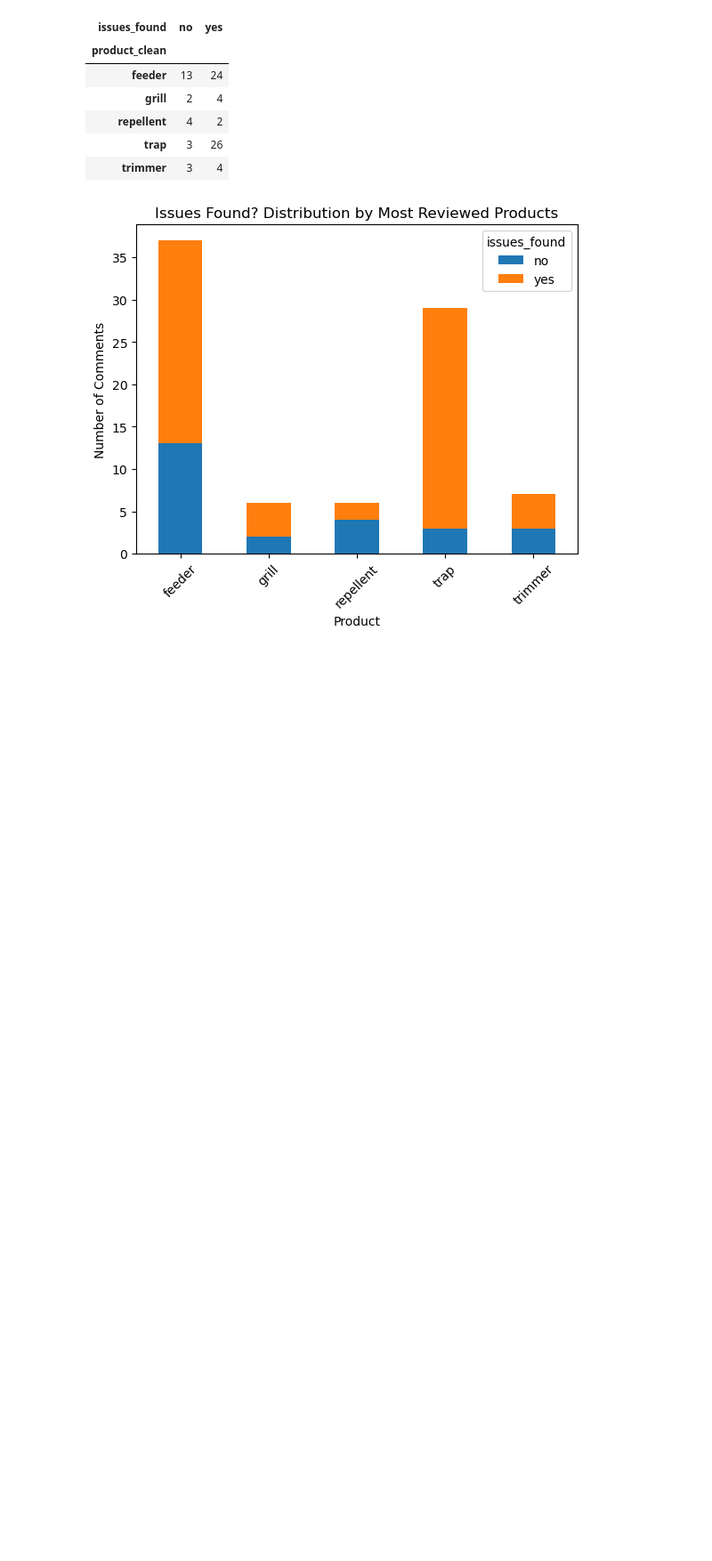
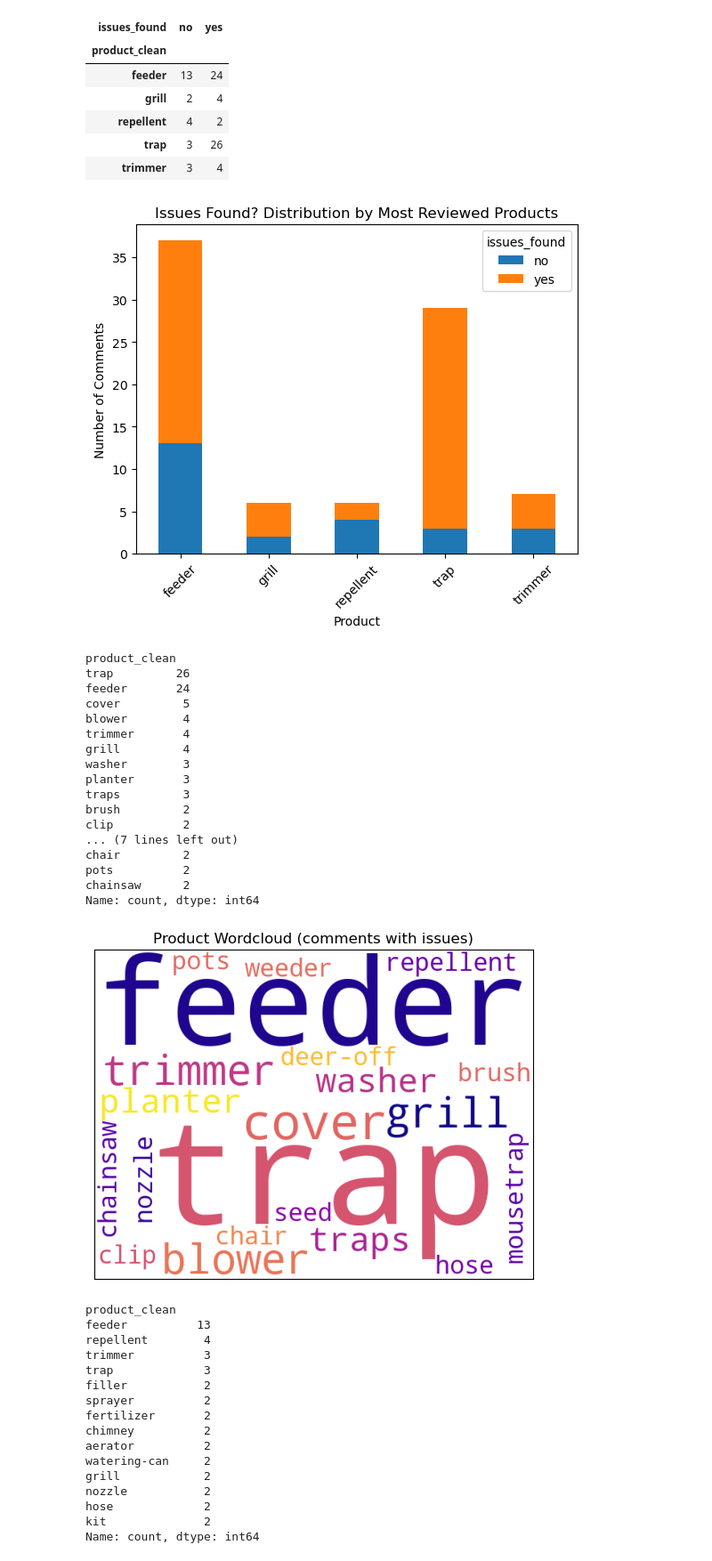
Before and after one commit to evanpaddock/MIS501_PA4, a Jupyter notebook: PA4.ipynb, the cells around one changed output. Shown at 89% size. Cells and saved outputs as stored; diff of their text form; code cells hidden in the pictures; blank space fills up the shorter version.

```diff
--- a/PA4.ipynb
+++ b/PA4.ipynb
@@ -272,3 +273,78 @@ plt.show()
 | trap | 3 | 26 |
 | trimmer | 3 | 4 |
 [figure]
+# %%
+issues_yes = info_df[info_df["issues_found"] == "yes"]
+issues_no = info_df[info_df["issues_found"] == "no"]
+
+freq_yes = issues_yes["product_clean"].value_counts()
+freq_yes = freq_yes[freq_yes >= 2]
+
+freq_no = issues_no["product_clean"].value_counts()
+freq_no = freq_no[freq_no >= 2]
+
+wc_args = {
+    'random_state': 42,
+    'background_color': 'white',
+    'colormap': 'plasma',
+    'relative_scaling': 0.75,
+    'width': 600,
+    'height': 450
+}
+
+# WordCloud for products with issues
+wordcloud_yes = WordCloud(**wc_args).generate_from_frequencies(freq_yes)
+
+# WordCloud for products without issues
+wordcloud_no = WordCloud(**wc_args).generate_from_frequencies(freq_no)
+# %%
+display(freq_yes)
+plt.figure()
+plt.imshow(wordcloud_yes)
+plt.title("Product Wordcloud (comments with issues)")
+plt.xticks([])
+plt.yticks([])
+plt.show()
+
+display(freq_no)
+plt.figure()
+plt.imshow(wordcloud_no)
+plt.title("Product Wordcloud (comments with issues)")
+plt.xticks([])
+plt.yticks([])
+plt.show()
+# %% [output]
+product_clean
+trap         26
+feeder       24
+cover         5
+blower        4
+trimmer       4
+grill         4
+washer        3
+planter       3
+traps         3
+brush         2
+clip          2
+... (7 lines left out)
+chair         2
+pots          2
+chainsaw      2
+Name: count, dtype: int64
+[figure, added]
+product_clean
+feeder          13
+repellent        4
+trimmer          3
+trap             3
+filler           2
+sprayer          2
+fertilizer       2
+chimney          2
+aerator          2
+watering-can     2
+grill            2
+nozzle           2
+hose             2
+kit              2
+Name: count, dtype: int64
```
Also changed, not shown: parts of 2 cells of this notebook.
